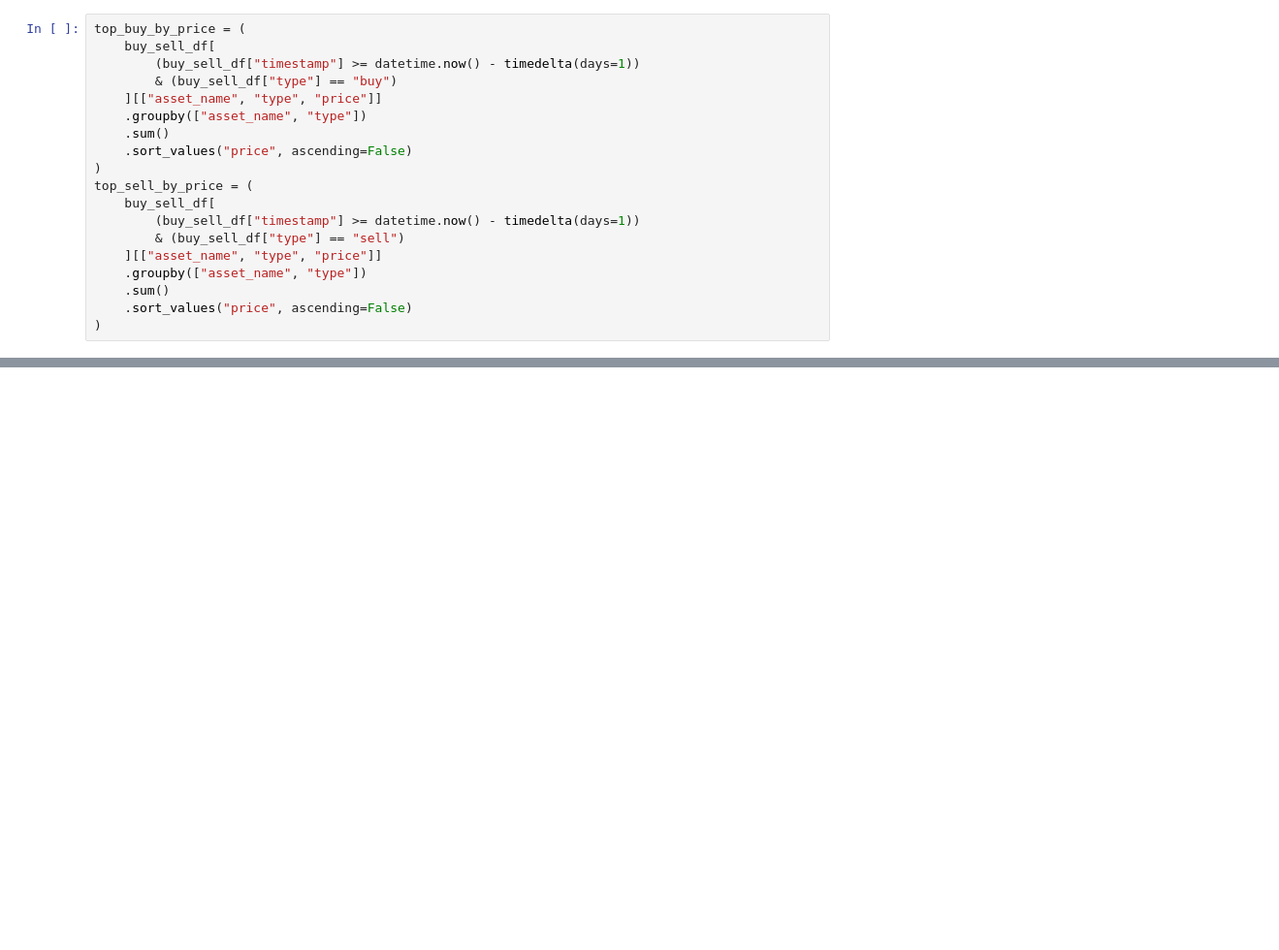
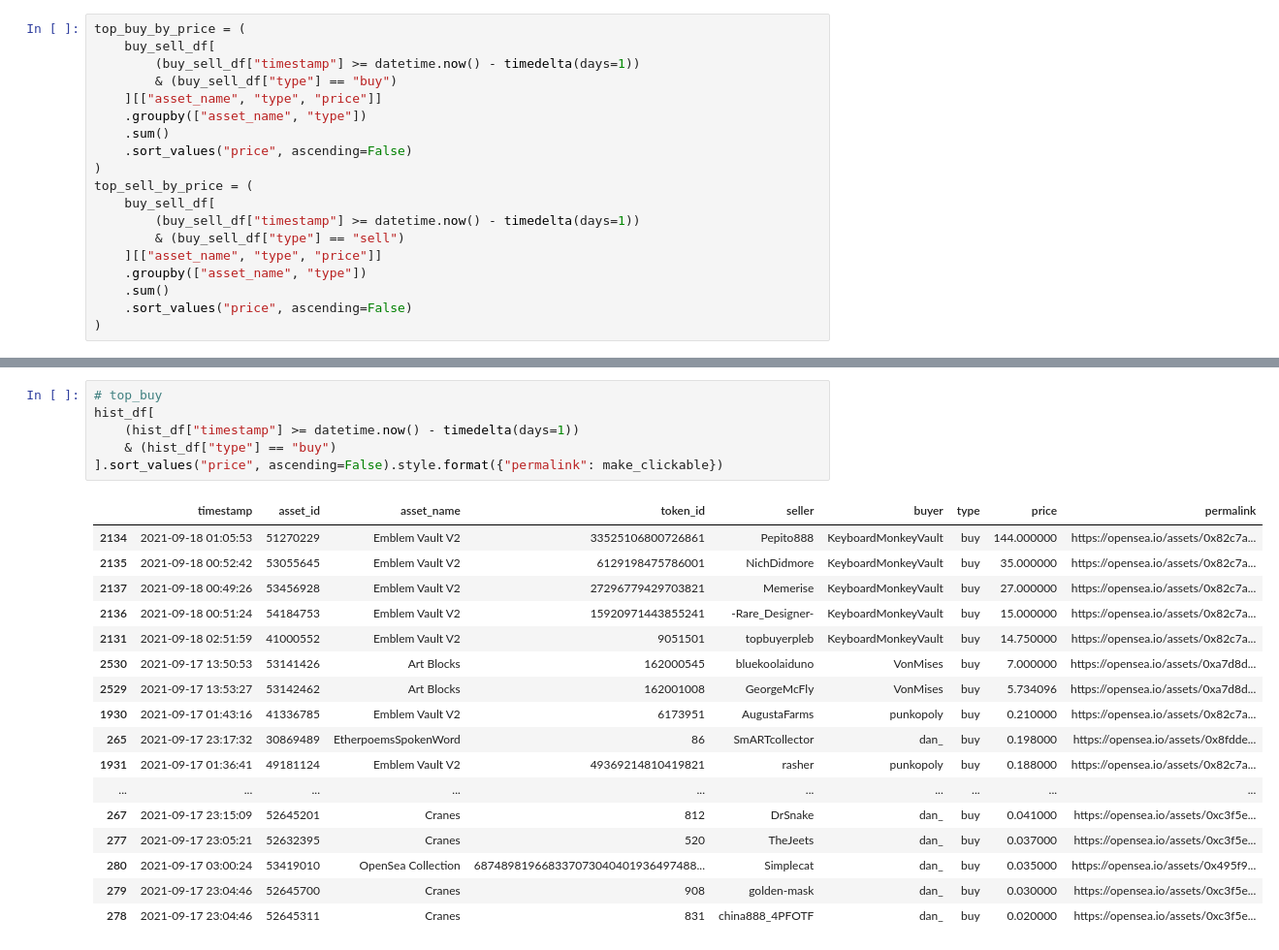
Before and after one commit to JeremyLi28/nft-whale-index, a Jupyter notebook: daily_top.ipynb, the cells around one changed output, grey strips where cells are left out. Shown: that part at 97% size. Drawn from its saved outputs; the diff is of its cells as text; blank space fills up the shorter version.

```diff
--- a/daily_top.ipynb
+++ b/daily_top.ipynb
@@ -217,0 +230,24 @@ TypeError: 'NoneType' object is not subscriptable
+# %%
+# top_buy
+hist_df[
+    (hist_df["timestamp"] >= datetime.now() - timedelta(days=1))
+    & (hist_df["type"] == "buy")
+].sort_values("price", ascending=False).style.format({"permalink": make_clickable})
+# %% [output]
+|  | timestamp | asset_id | asset_name | token_id | seller | buyer | type | price | permalink |
+| 2134 | 2021-09-18 01:05:53 | 51270229 | Emblem Vault V2 | 33525106800726861 | Pepito888 | KeyboardMonkeyVault | buy | 144.000000 | https://opensea.io/assets/0x82c7a... |
+| 2135 | 2021-09-18 00:52:42 | 53055645 | Emblem Vault V2 | 6129198475786001 | NichDidmore | KeyboardMonkeyVault | buy | 35.000000 | https://opensea.io/assets/0x82c7a... |
+| 2137 | 2021-09-18 00:49:26 | 53456928 | Emblem Vault V2 | 27296779429703821 | Memerise | KeyboardMonkeyVault | buy | 27.000000 | https://opensea.io/assets/0x82c7a... |
+| 2136 | 2021-09-18 00:51:24 | 54184753 | Emblem Vault V2 | 15920971443855241 | -Rare_Designer- | KeyboardMonkeyVault | buy | 15.000000 | https://opensea.io/assets/0x82c7a... |
+| 2131 | 2021-09-18 02:51:59 | 41000552 | Emblem Vault V2 | 9051501 | topbuyerpleb | KeyboardMonkeyVault | buy | 14.750000 | https://opensea.io/assets/0x82c7a... |
+| 2530 | 2021-09-17 13:50:53 | 53141426 | Art Blocks | 162000545 | bluekoolaiduno | VonMises | buy | 7.000000 | https://opensea.io/assets/0xa7d8d... |
+| 2529 | 2021-09-17 13:53:27 | 53142462 | Art Blocks | 162001008 | GeorgeMcFly | VonMises | buy | 5.734096 | https://opensea.io/assets/0xa7d8d... |
+| 1930 | 2021-09-17 01:43:16 | 41336785 | Emblem Vault V2 | 6173951 | AugustaFarms | punkopoly | buy | 0.210000 | https://opensea.io/assets/0x82c7a... |
+| 265 | 2021-09-17 23:17:32 | 30869489 | EtherpoemsSpokenWord | 86 | SmARTcollector | dan_ | buy | 0.198000 | https://opensea.io/assets/0x8fdde... |
+| 1931 | 2021-09-17 01:36:41 | 49181124 | Emblem Vault V2 | 49369214810419821 | rasher | punkopoly | buy | 0.188000 | https://opensea.io/assets/0x82c7a... |
+| ... | ... | ... | ... | ... | ... | ... | ... | ... | ... |
+| 267 | 2021-09-17 23:15:09 | 52645201 | Cranes | 812 | DrSnake | dan_ | buy | 0.041000 | https://opensea.io/assets/0xc3f5e... |
+| 277 | 2021-09-17 23:05:21 | 52632395 | Cranes | 520 | TheJeets | dan_ | buy | 0.037000 | https://opensea.io/assets/0xc3f5e... |
+| 280 | 2021-09-17 03:00:24 | 53419010 | OpenSea Collection | 687489819668337073040401936497488... | Simplecat | dan_ | buy | 0.035000 | https://opensea.io/assets/0x495f9... |
+| 279 | 2021-09-17 23:04:46 | 52645700 | Cranes | 908 | golden-mask | dan_ | buy | 0.030000 | https://opensea.io/assets/0xc3f5e... |
+| 278 | 2021-09-17 23:04:46 | 52645311 | Cranes | 831 | china888_4PFOTF | dan_ | buy | 0.020000 | https://opensea.io/assets/0xc3f5e... |
```
Also changed, not shown: parts of 8 cells of this notebook.
